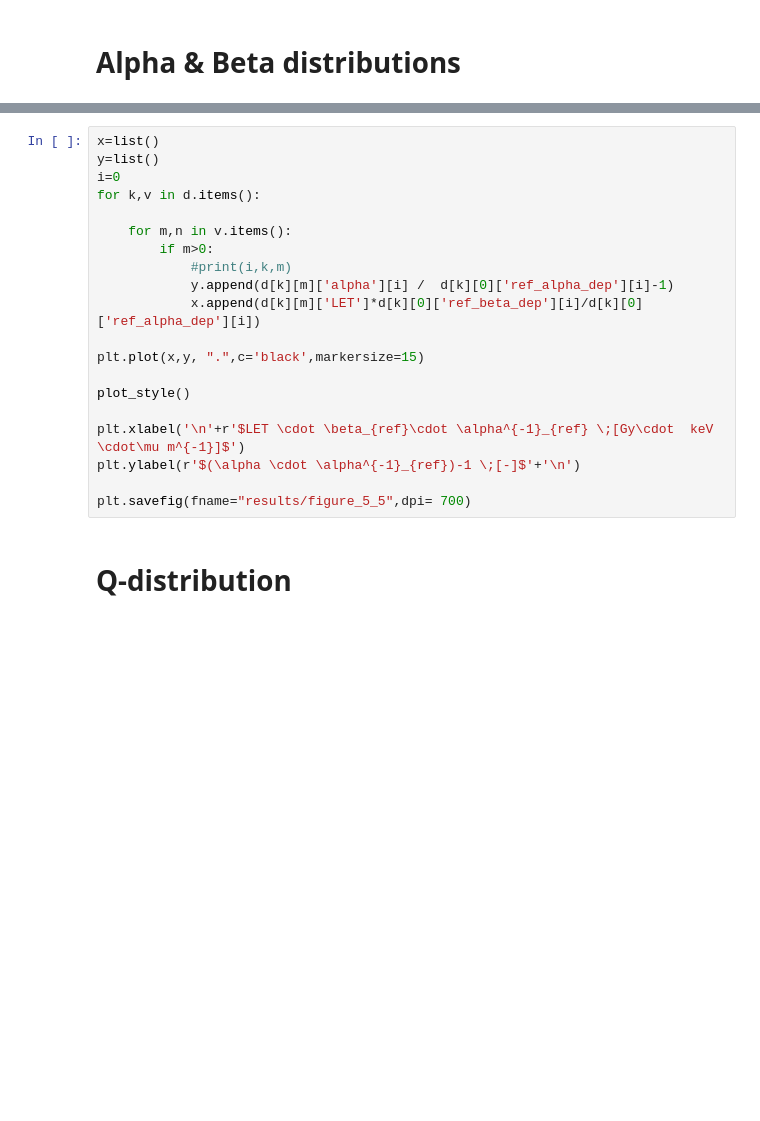
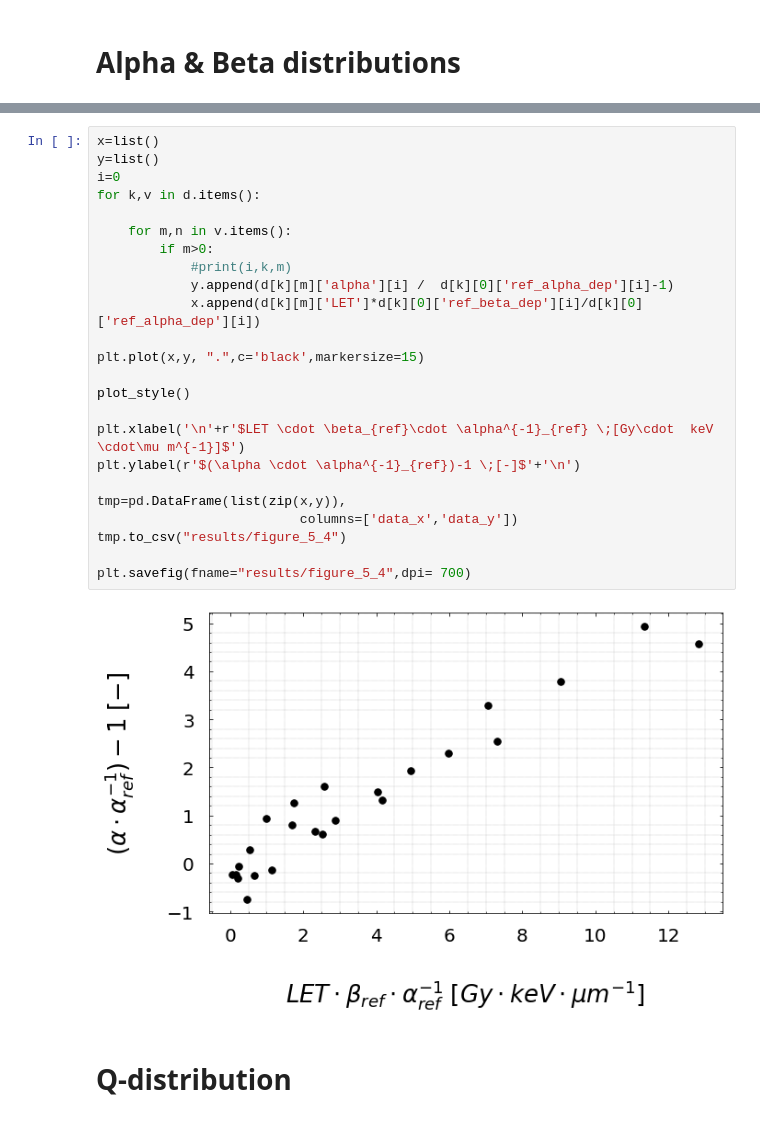
Before and after one commit to kingajelen/JelenPhD, a Jupyter notebook: 04_Distributions_alfa_beta_q.ipynb, the cells around one changed output, grey strips where cells are left out. Cells and saved outputs as stored; diff of their text form; blank space fills up the shorter version.

```diff
--- a/04_Distributions_alfa_beta_q.ipynb
+++ b/04_Distributions_alfa_beta_q.ipynb
@@ -242,23 +250,29 @@ plt.savefig(fname="results/figure_5_3",dpi= 700)
 # %%
 x=list()
 y=list()
 i=0
 for k,v in d.items():
 
     for m,n in v.items():
         if m>0:
             #print(i,k,m)
             y.append(d[k][m]['alpha'][i] /  d[k][0]['ref_alpha_dep'][i]-1)
             x.append(d[k][m]['LET']*d[k][0]['ref_beta_dep'][i]/d[k][0]['ref_alpha_dep'][i])
 
 plt.plot(x,y, ".",c='black',markersize=15)
 
 plot_style()
 
 plt.xlabel('\n'+r'$LET \cdot \beta_{ref}\cdot \alpha^{-1}_{ref} \;[Gy\cdot  keV  \cdot\mu m^{-1}]$')
 plt.ylabel(r'$(\alpha \cdot \alpha^{-1}_{ref})-1 \;[-]$'+'\n')
 
-plt.savefig(fname="results/figure_5_5",dpi= 700)
+tmp=pd.DataFrame(list(zip(x,y)),
+                          columns=['data_x','data_y'])
+tmp.to_csv("results/figure_5_4")
+
+plt.savefig(fname="results/figure_5_4",dpi= 700)
+# %% [output]
+[figure, added]
 # %% [markdown]
 # Q-distribution
 # %%
```
Also changed, not shown: parts of 5 cells of this notebook, 10 other files.
